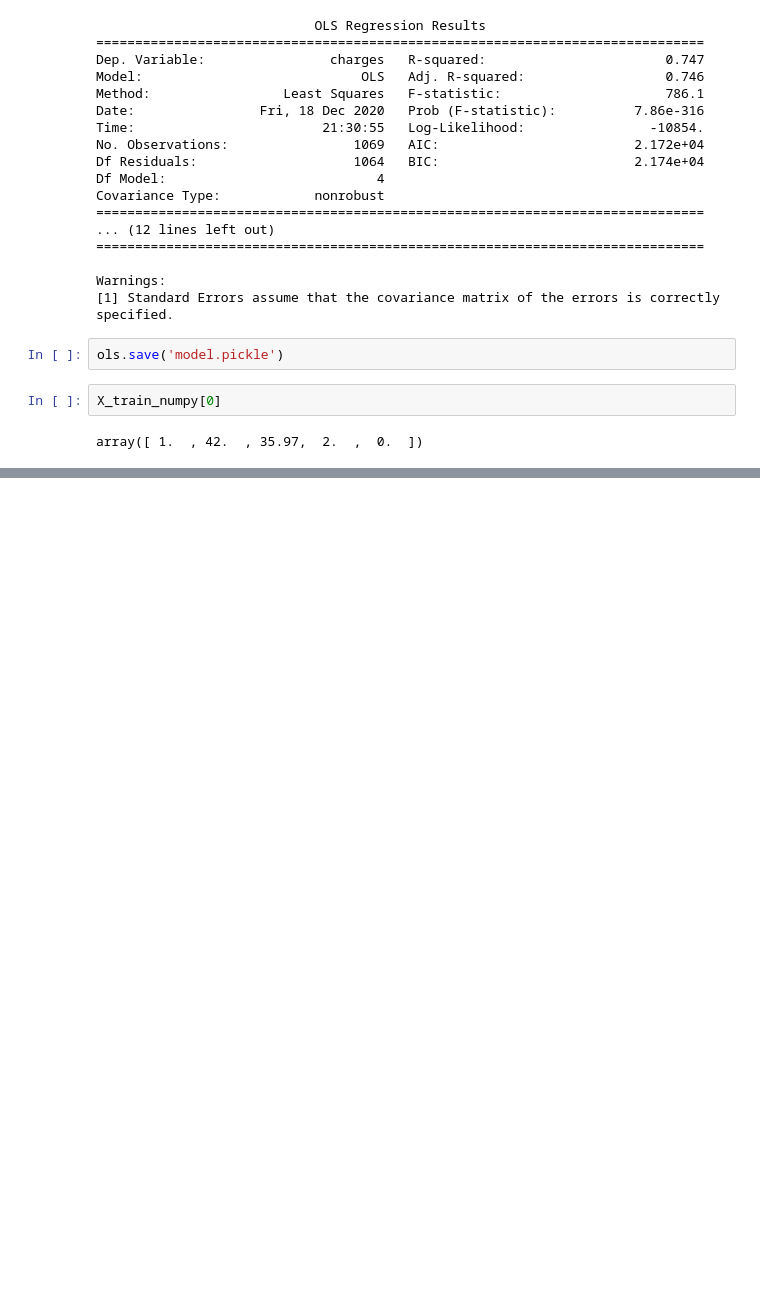
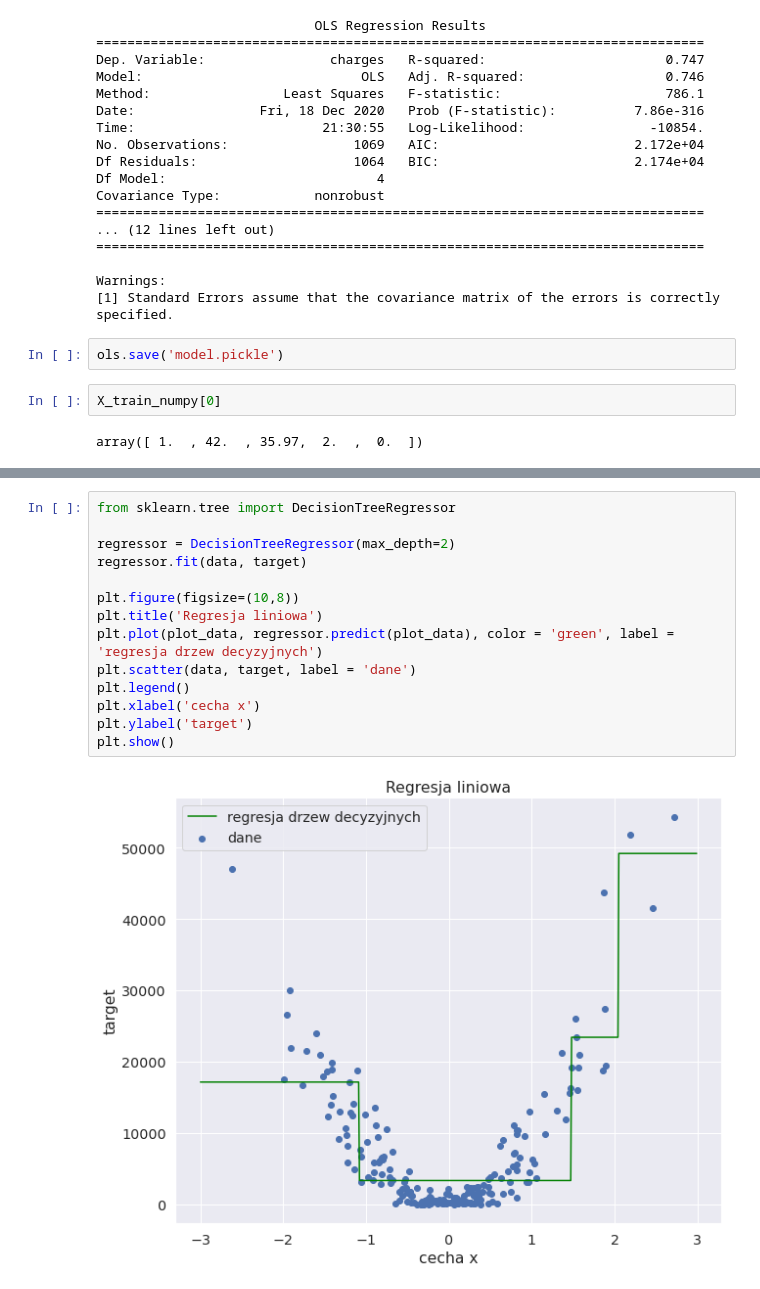
Before and after one commit to konrado10/NaukaGIT, a Jupyter notebook: Zad125.ipynb, the cells around one changed output, grey strips where cells are left out. Saved outputs shown, nothing was run; the diff lists cells and outputs as text; blank space fills up the shorter version.

```diff
--- a/Zad125.ipynb
+++ b/Zad125.ipynb
@@ -1982,0 +2034,16 @@ array([ 1.  , 42.  , 35.97,  2.  ,  0.  ])
+# %%
+from sklearn.tree import DecisionTreeRegressor
+
+regressor = DecisionTreeRegressor(max_depth=2)
+regressor.fit(data, target)
+
+plt.figure(figsize=(10,8))
+plt.title('Regresja liniowa')
+plt.plot(plot_data, regressor.predict(plot_data), color = 'green', label = 'regresja drzew decyzyjnych')
+plt.scatter(data, target, label = 'dane')
+plt.legend()
+plt.xlabel('cecha x')
+plt.ylabel('target')
+plt.show()
+# %% [output]
+[figure, added]
```
Also changed, not shown: parts of 32 cells of this notebook.
